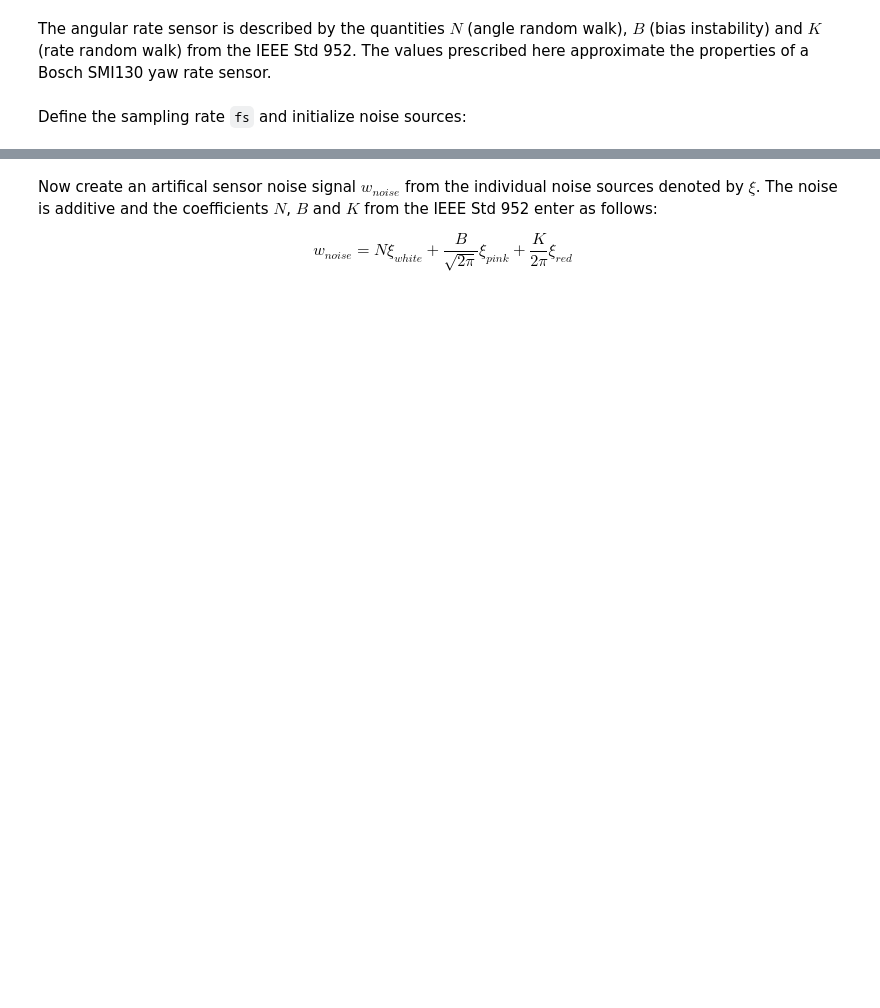
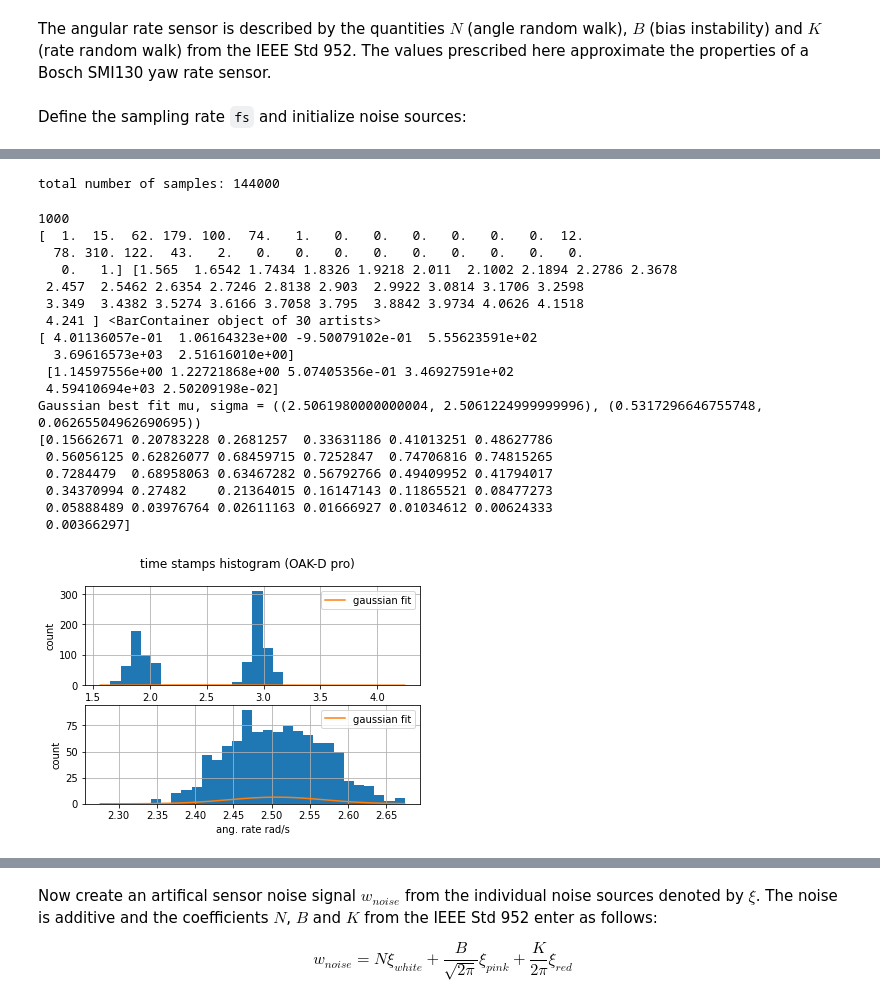
Before and after one commit to diplodocuslongus/depthai2know, a Jupyter notebook: IMU/imu_noise_characterization.ipynb, the cells around one changed output, grey strips where cells are left out. Cells and saved outputs as stored; diff of their text form; code cells hidden in the pictures; blank space fills up the shorter version.

```diff
--- a/IMU/imu_noise_characterization.ipynb
+++ b/IMU/imu_noise_characterization.ipynb
@@ -142,3 +83,72 @@ ts = dataArr[-NB_SAMPLE:, 4]  # time stamp, second
 gx = dataArr[-NB_SAMPLE:, 5]  # (rad/s)
 gy = dataArr[-NB_SAMPLE:, 6]
 gz = dataArr[-NB_SAMPLE:, 7]
+# %%
+# get some parameters about the data collection
+dataArr_shape = dataArr.shape
+tot_nb_sample = dataArr_shape[0]
+print(f'total number of samples: {tot_nb_sample}')
+# %% [output]
+total number of samples: 144000
+# %%
+acc_ts_grad=np.gradient(acc_ts)
+gyro_ts_grad=np.gradient(ts)
+print(len(acc_ts_grad))
+# print(f'{np.gradient(acc_ts)}')
+# plt.hist(acc_ts_grad,NBINS)
+f, axarr = plt.subplots(2, sharex=False)
+# f.set_figheight(12)
+# f.set_figwidth(8)
+f.suptitle(f'time stamps histogram (OAK-D pro)',fontsize = 12)
+a, bins_acc_ts, b = axarr[0].hist(acc_ts_grad, NBINS) #, density=1, alpha=0.5,label='accel time stamp')
+_, bins_gyro_ts, _ = axarr[1].hist(gyro_ts_grad, NBINS) #, density=1, alpha=0.5,label='gyro time stamp')
+print(a,bins_acc_ts,b)
+
+
+
+# axarr[0].set_title('Gyro Angular rate X')
+def gauss(x,mu,sigma,A):
+    return A*np.exp(-(x-mu)**2/2/sigma**2)
+def bimodal(x,mu1,sigma1,A1,mu2,sigma2,A2):
+    return gauss(x,mu1,sigma1,A1)+gauss(x,mu2,sigma2,A2)
+
+expected=(1.8,.5,2,3,.5,2)
+params,cov=curve_fit(bimodal,np.arange(len(acc_ts_grad)),acc_ts_grad,expected)
+sigma=np.sqrt(np.diag(cov))
+print(params,'\n',sigma)
+# params,cov=curve_fit(bimodal,bins_acc_ts,expected)
+# print(f'bins from histo: { bins_gx,bins_gy,bins_gz}')
+mu, sigma = zip(stats.norm.fit(acc_ts_grad),stats.norm.fit(gyro_ts_grad))
+
+print(f'Gaussian best fit mu, sigma = {mu,sigma}')
+gauss_fit_accts = stats.norm.pdf(bins_acc_ts, mu[0], sigma[0])
+gauss_fit_gyrots = stats.norm.pdf(bins_gyro_ts, mu[1], sigma[1])
+axarr[0].plot(bins_acc_ts,gauss_fit_accts,label = 'gaussian fit')
+axarr[1].plot(bins_gyro_ts,gauss_fit_gyrots,label = 'gaussian fit')
+print(gauss_fit_accts)
+for i in range(2):
+    axarr[i].grid()
+    axarr[i].set_ylabel('count')
+    axarr[i].set_xlabel('ang. rate rad/s')
+    axarr[i].legend()
+# print(dataArr.shape)
+# %% [output]
+1000
+[  1.  15.  62. 179. 100.  74.   1.   0.   0.   0.   0.   0.   0.  12.
+  78. 310. 122.  43.   2.   0.   0.   0.   0.   0.   0.   0.   0.   0.
+   0.   1.] [1.565  1.6542 1.7434 1.8326 1.9218 2.011  2.1002 2.1894 2.2786 2.3678
+ 2.457  2.5462 2.6354 2.7246 2.8138 2.903  2.9922 3.0814 3.1706 3.2598
+ 3.349  3.4382 3.5274 3.6166 3.7058 3.795  3.8842 3.9734 4.0626 4.1518
+ 4.241 ] <BarContainer object of 30 artists>
+[ 4.01136057e-01  1.06164323e+00 -9.50079102e-01  5.55623591e+02
+  3.69616573e+03  2.51616010e+00]
+ [1.14597556e+00 1.22721868e+00 5.07405356e-01 3.46927591e+02
+ 4.59410694e+03 2.50209198e-02]
+Gaussian best fit mu, sigma = ((2.5061980000000004, 2.5061224999999996), (0.5317296646755748, 0.06265504962690695))
+[0.15662671 0.20783228 0.2681257  0.33631186 0.41013251 0.48627786
+ 0.56056125 0.62826077 0.68459715 0.7252847  0.74706816 0.74815265
+ 0.7284479  0.68958063 0.63467282 0.56792766 0.49409952 0.41794017
+ 0.34370994 0.27482    0.21364015 0.16147143 0.11865521 0.08477273
+ 0.05888489 0.03976764 0.02611163 0.01666927 0.01034612 0.00624333
+ 0.00366297]
+[figure, added]
```
Also changed, not shown: parts of 13 cells of this notebook, 5 other files.
